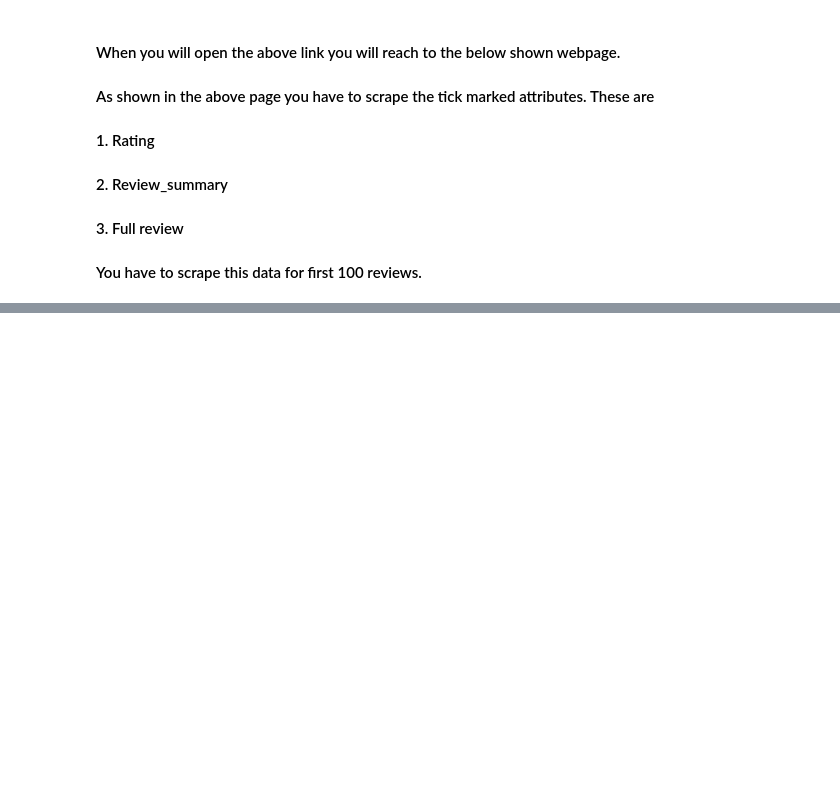
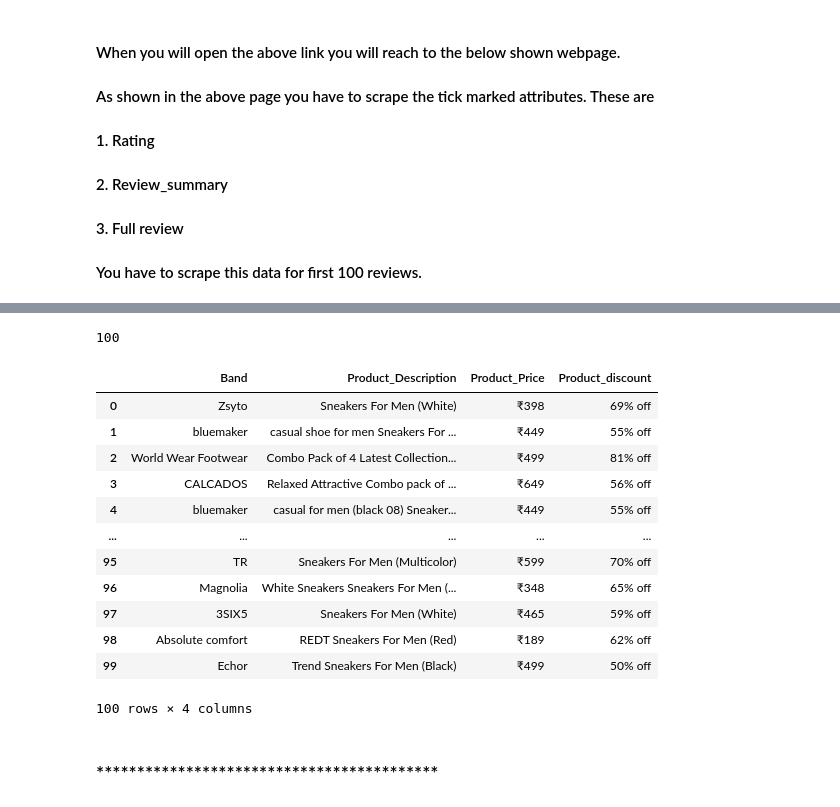
Before and after one commit to olivierla412/data_Camp, a Jupyter notebook: Scraping/Selenium/sel_assignments.ipynb, the cells around one changed output, grey strips where cells are left out. Cells and saved outputs as stored; diff of their text form; code cells hidden in the pictures; blank space fills up the shorter version.

```diff
--- a/Scraping/Selenium/sel_assignments.ipynb
+++ b/Scraping/Selenium/sel_assignments.ipynb
@@ -1889,0 +2210,11 @@ data_d
+# %%
+## let's product description
+
+
+prodc_desc=[]
+for oli in sneak_url_100:
+    driver.get(oli)
+    produc= driver.find_elements_by_xpath('//span[@class="B_NuCI"]')
+    for x in produc:
+        prodc_desc.append(x.text)
+    time.sleep(2)
@@ -1889,0 +2245,9 @@ data_d
+# %%
+## let's find the sneaker prices
+prodc_price=[]
+for oli in sneak_url_100:
+    driver.get(oli)
+    pro_price= driver.find_elements_by_xpath('//div[@class="_30jeq3 _16Jk6d"]')
+    for x in pro_price:
+        prodc_price.append(x.text)
+    time.sleep(2)
@@ -1889,0 +2260,13 @@ data_d
+# %%
+## let's find the sneaker discount
+prodc_discount=[]
+for oli in sneak_url_100:
+    driver.get(oli)
+    pro_discount= driver.find_elements_by_xpath('//div[@class="_3Ay6Sb _31Dcoz pZkvcx"]//span')
+    for x in pro_discount:
+        prodc_discount.append(x.text)
+    time.sleep(2)
+# %%
+len(prodc_discount)
+# %% [output]
+100
@@ -1889,0 +2275,24 @@ data_d
+# %%
+data_f = pd.DataFrame({})
+# %%
+data_f['Band'] = sneakers_brand
+data_f['Product_Description'] = prodc_desc
+data_f['Product_Price'] = prodc_price
+data_f['Product_discount'] = prodc_discount
+data_f
+# %% [output]
+|  | Band | Product_Description | Product_Price | Product_discount |
+| 0 | Zsyto | Sneakers For Men (White) | ₹398 | 69% off |
+| 1 | bluemaker | casual shoe for men Sneakers For ... | ₹449 | 55% off |
+| 2 | World Wear Footwear | Combo Pack of 4 Latest Collection... | ₹499 | 81% off |
+| 3 | CALCADOS | Relaxed Attractive Combo pack of ... | ₹649 | 56% off |
+| 4 | bluemaker | casual for men (black 08) Sneaker... | ₹449 | 55% off |
+| ... | ... | ... | ... | ... |
+| 95 | TR | Sneakers For Men (Multicolor) | ₹599 | 70% off |
+| 96 | Magnolia | White Sneakers Sneakers For Men (... | ₹348 | 65% off |
+| 97 | 3SIX5 | Sneakers For Men (White) | ₹465 | 59% off |
+| 98 | Absolute comfort | REDT Sneakers For Men (Red) | ₹189 | 62% off |
+| 99 | Echor | Trend Sneakers For Men (Black) | ₹499 | 50% off |
+100 rows × 4 columns
+# %% [markdown]
+### ******************************************
```
Also changed, not shown: parts of 111 cells of this notebook, 11 other files.
